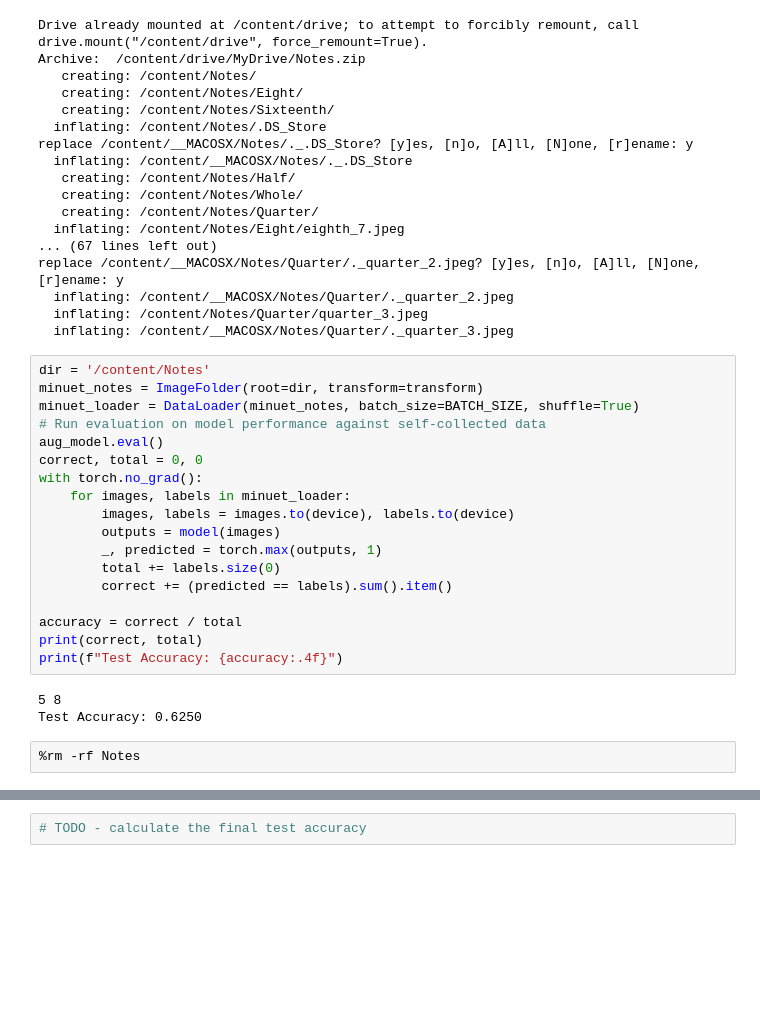
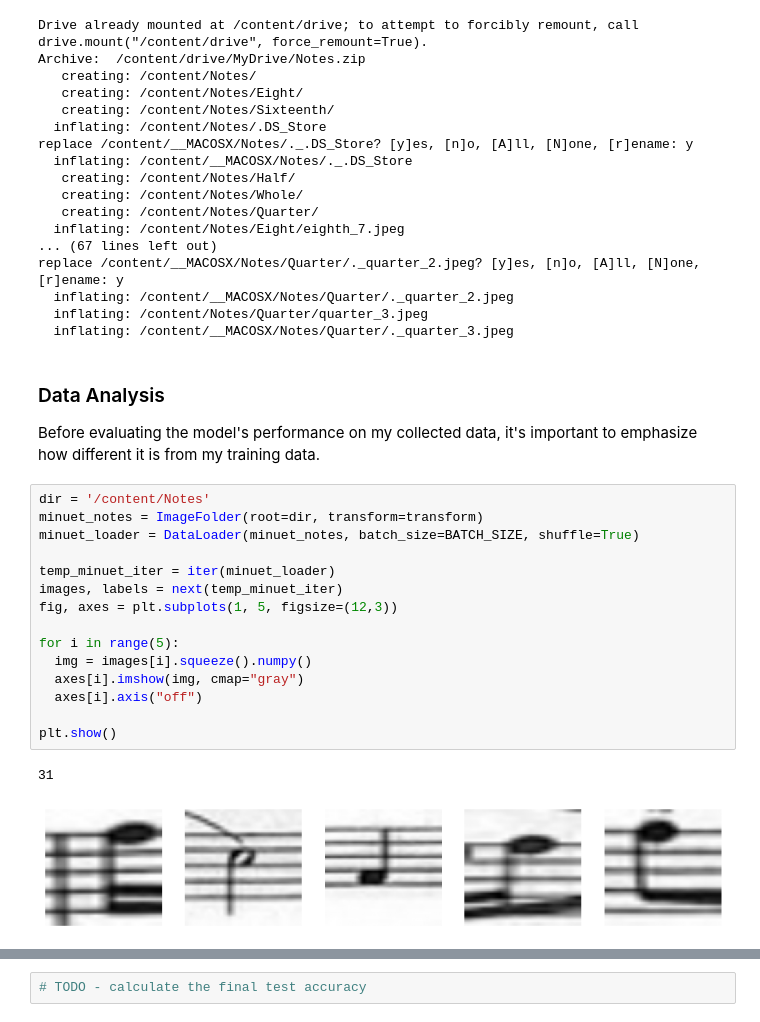
Before and after one commit to zachroyer/Music-Symbol-Classification, a Jupyter notebook: HW7.ipynb, the cells around one changed output, grey strips where cells are left out. Saved outputs shown, nothing was run; the diff lists cells and outputs as text; blank space fills up the shorter version.

```diff
--- a/HW7.ipynb
+++ b/HW7.ipynb
@@ -550,26 +554,24 @@ replace /content/__MACOSX/Notes/Quarter/._quarter_2.jpeg? [y]es, [n]o, [A]ll, [N
   inflating: /content/__MACOSX/Notes/Quarter/._quarter_2.jpeg
   inflating: /content/Notes/Quarter/quarter_3.jpeg
   inflating: /content/__MACOSX/Notes/Quarter/._quarter_3.jpeg
-# %%
-dir = '/content/Notes'
-minuet_notes = ImageFolder(root=dir, transform=transform)
-minuet_loader = DataLoader(minuet_notes, batch_size=BATCH_SIZE, shuffle=True)
-# Run evaluation on model performance against self-collected data
-aug_model.eval()
-correct, total = 0, 0
-with torch.no_grad():
-    for images, labels in minuet_loader:
-        images, labels = images.to(device), labels.to(device)
-        outputs = model(images)
-        _, predicted = torch.max(outputs, 1)
-        total += labels.size(0)
-        correct += (predicted == labels).sum().item()
-
-accuracy = correct / total
-print(correct, total)
-print(f"Test Accuracy: {accuracy:.4f}")
-# %% [output]
-5 8
-Test Accuracy: 0.6250
-# %%
-%rm -rf Notes
+# %% [markdown]
+### Data Analysis
+Before evaluating the model's performance on my collected data, it's important to emphasize how different it is from my training data.
+# %%
+dir = '/content/Notes'
+minuet_notes = ImageFolder(root=dir, transform=transform)
+minuet_loader = DataLoader(minuet_notes, batch_size=BATCH_SIZE, shuffle=True)
+
+temp_minuet_iter = iter(minuet_loader)
+images, labels = next(temp_minuet_iter)
+fig, axes = plt.subplots(1, 5, figsize=(12,3))
+
+for i in range(5):
+  img = images[i].squeeze().numpy()
+  axes[i].imshow(img, cmap="gray")
+  axes[i].axis("off")
+
+plt.show()
+# %% [output]
+31
+[figure, added]
```
Also changed, not shown: parts of 7 cells of this notebook.
